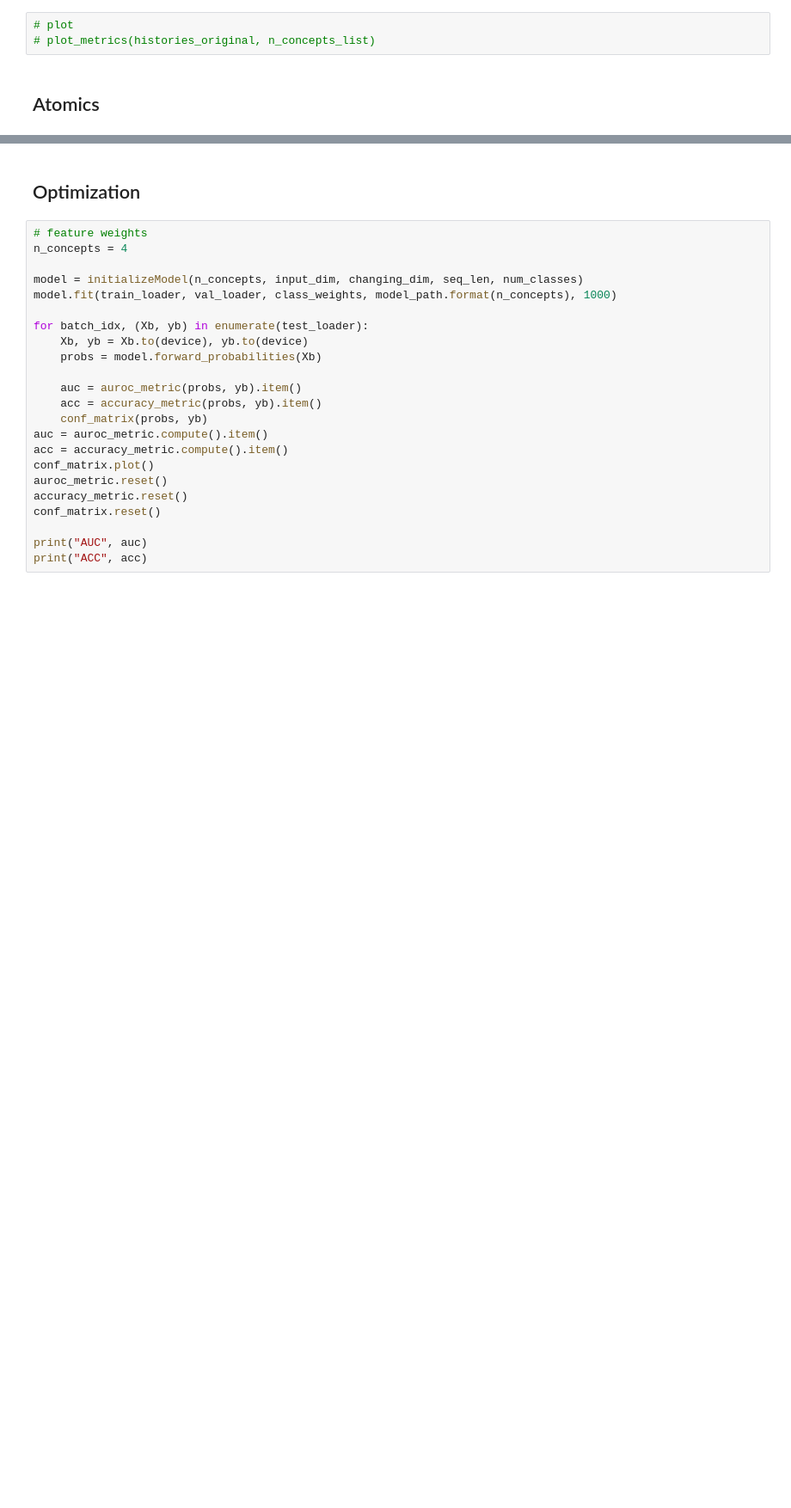
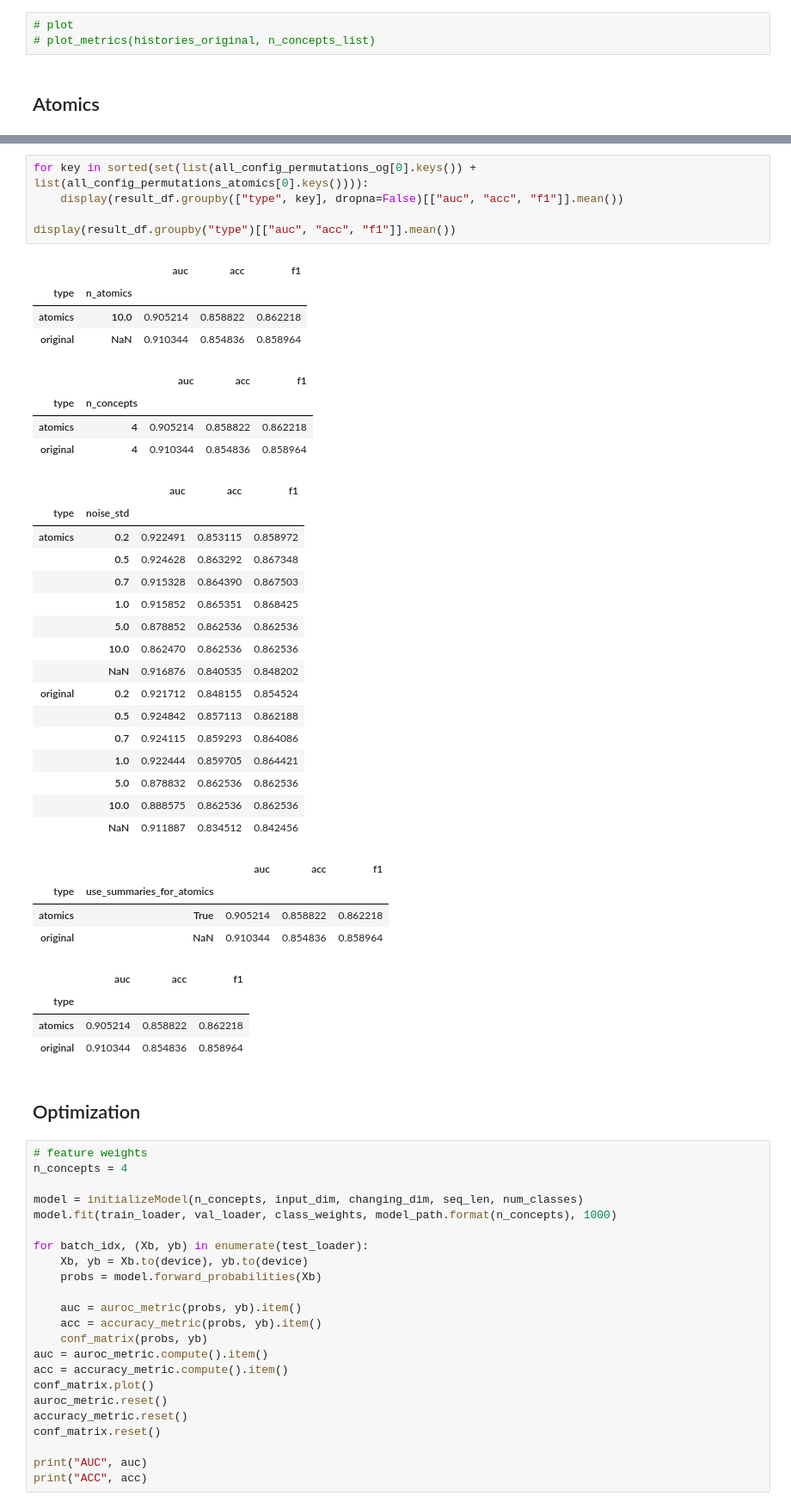
Before and after one commit to KevinArmbruster/optimal-summaries-public, a Jupyter notebook: vasopressor/vasopressor ablaition.ipynb, the cells around one changed output, grey strips where cells are left out. Shown: that part at 86% size. Saved outputs shown, nothing was run; the diff lists cells and outputs as text; blank space fills up the shorter version.

```diff
--- a/vasopressor/vasopressor ablaition.ipynb
+++ b/vasopressor/vasopressor ablaition.ipynb
@@ -488,3 +470,41 @@ result_df.sort_values(by='auc_abs_imp', ascending=False)
+# %%
+for key in sorted(set(list(all_config_permutations_og[0].keys()) + list(all_config_permutations_atomics[0].keys()))):
+    display(result_df.groupby(["type", key], dropna=False)[["auc", "acc", "f1"]].mean())
+
+display(result_df.groupby("type")[["auc", "acc", "f1"]].mean())
+# %% [output]
+|  |  | auc | acc | f1 |
+| type | n_atomics |  |  |  |
+| atomics | 10.0 | 0.905214 | 0.858822 | 0.862218 |
+| original | NaN | 0.910344 | 0.854836 | 0.858964 |
+|  |  | auc | acc | f1 |
+| type | n_concepts |  |  |  |
+| atomics | 4 | 0.905214 | 0.858822 | 0.862218 |
+| original | 4 | 0.910344 | 0.854836 | 0.858964 |
+|  |  | auc | acc | f1 |
+| type | noise_std |  |  |  |
+| atomics | 0.2 | 0.922491 | 0.853115 | 0.858972 |
+|  | 0.5 | 0.924628 | 0.863292 | 0.867348 |
+|  | 0.7 | 0.915328 | 0.864390 | 0.867503 |
+|  | 1.0 | 0.915852 | 0.865351 | 0.868425 |
+|  | 5.0 | 0.878852 | 0.862536 | 0.862536 |
+|  | 10.0 | 0.862470 | 0.862536 | 0.862536 |
+|  | NaN | 0.916876 | 0.840535 | 0.848202 |
+| original | 0.2 | 0.921712 | 0.848155 | 0.854524 |
+|  | 0.5 | 0.924842 | 0.857113 | 0.862188 |
+|  | 0.7 | 0.924115 | 0.859293 | 0.864086 |
+|  | 1.0 | 0.922444 | 0.859705 | 0.864421 |
+|  | 5.0 | 0.878832 | 0.862536 | 0.862536 |
+|  | 10.0 | 0.888575 | 0.862536 | 0.862536 |
+|  | NaN | 0.911887 | 0.834512 | 0.842456 |
+|  |  | auc | acc | f1 |
+| type | use_summaries_for_atomics |  |  |  |
+| atomics | True | 0.905214 | 0.858822 | 0.862218 |
+| original | NaN | 0.910344 | 0.854836 | 0.858964 |
+|  | auc | acc | f1 |
+| type |  |  |  |
+| atomics | 0.905214 | 0.858822 | 0.862218 |
+| original | 0.910344 | 0.854836 | 0.858964 |
 # %% [markdown]
 ## Optimization
 # %%
```
Also changed, not shown: parts of 14 cells of this notebook, 9 other files.
